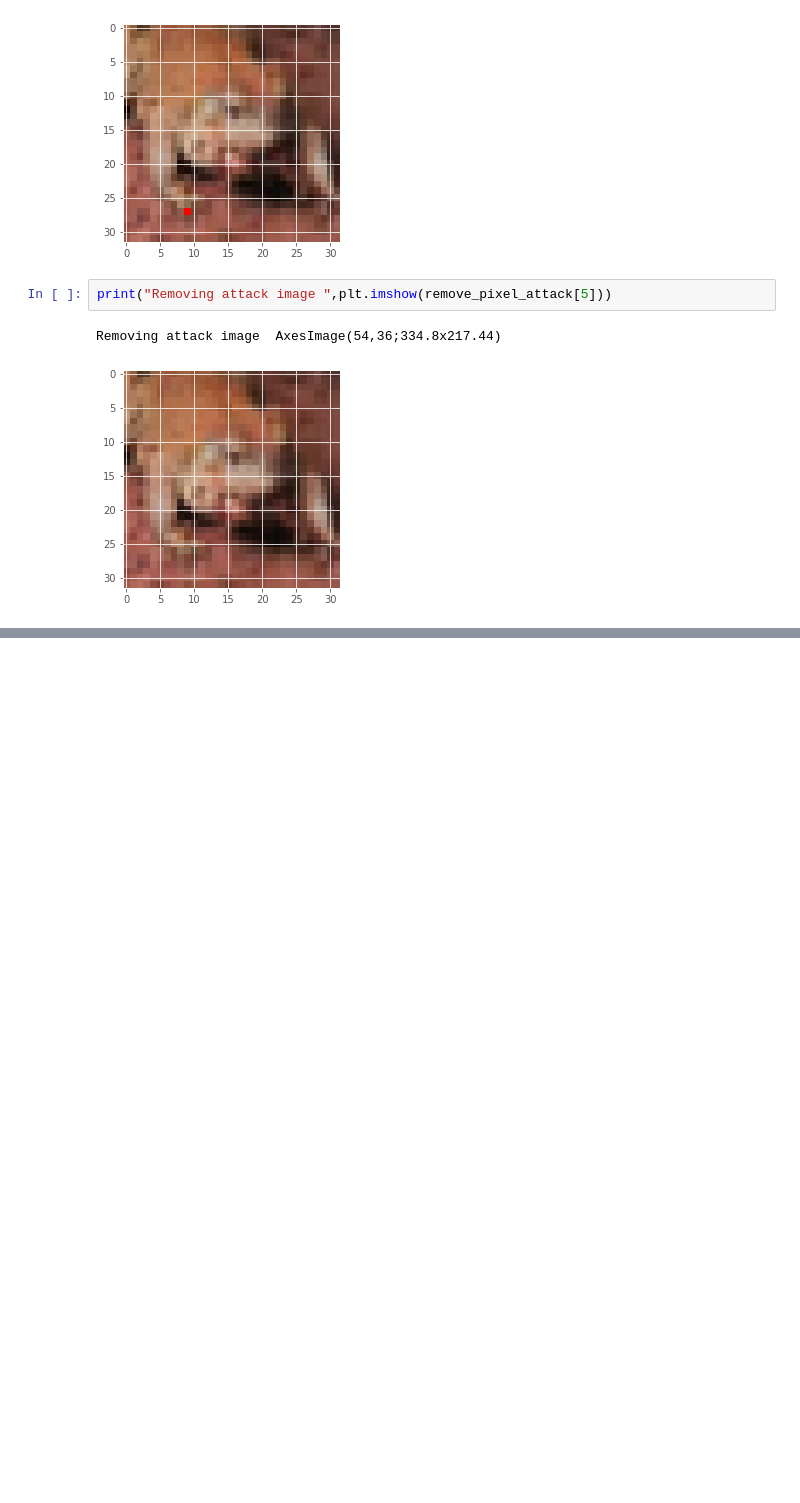
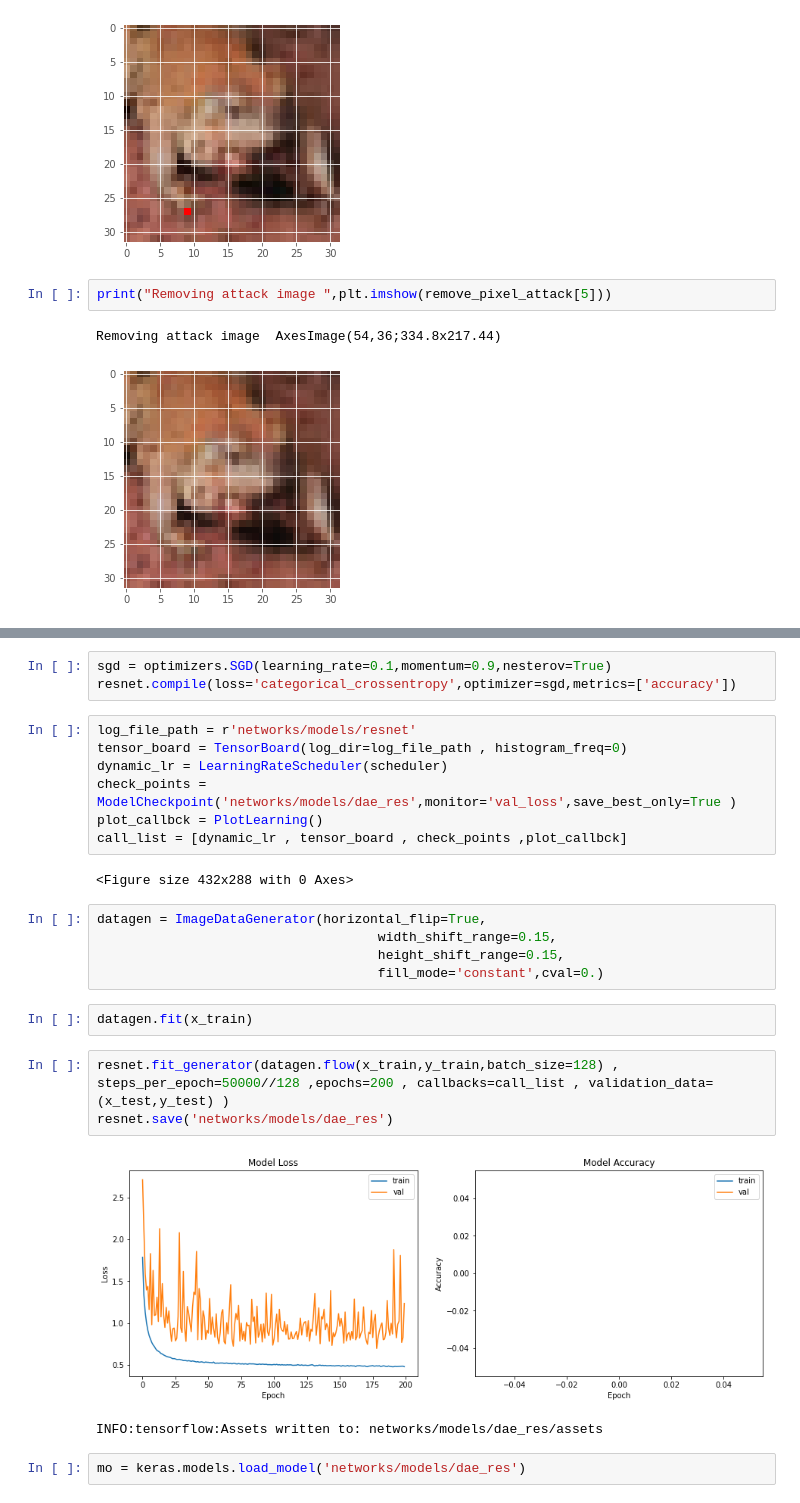
Before and after one commit to SyedDaniyalHassan/Autoencoder-for-security, a Jupyter notebook: Dae.ipynb, the cells around one changed output, grey strips where cells are left out. Cells and saved outputs as stored; diff of their text form; blank space fills up the shorter version.

```diff
--- a/Dae.ipynb
+++ b/Dae.ipynb
@@ -237,0 +354,27 @@ Removing attack image  AxesImage(54,36;334.8x217.44)
+# %%
+sgd = optimizers.SGD(learning_rate=0.1,momentum=0.9,nesterov=True)
+resnet.compile(loss='categorical_crossentropy',optimizer=sgd,metrics=['accuracy'])
+# %%
+log_file_path = r'networks/models/resnet'
+tensor_board = TensorBoard(log_dir=log_file_path , histogram_freq=0)
+dynamic_lr = LearningRateScheduler(scheduler)
+check_points = ModelCheckpoint('networks/models/dae_res',monitor='val_loss',save_best_only=True )
+plot_callbck = PlotLearning()
+call_list = [dynamic_lr , tensor_board , check_points ,plot_callbck]
+# %% [output]
+<Figure size 432x288 with 0 Axes>
+# %%
+datagen = ImageDataGenerator(horizontal_flip=True,
+                                    width_shift_range=0.15,
+                                    height_shift_range=0.15,
+                                    fill_mode='constant',cval=0.)
+# %%
+datagen.fit(x_train)
+# %%
+resnet.fit_generator(datagen.flow(x_train,y_train,batch_size=128) , steps_per_epoch=50000//128 ,epochs=200 , callbacks=call_list , validation_data=(x_test,y_test) )
+resnet.save('networks/models/dae_res')
+# %% [output]
+[figure, added]
+INFO:tensorflow:Assets written to: networks/models/dae_res/assets
+# %%
+mo = keras.models.load_model('networks/models/dae_res')
```
Also changed, not shown: parts of 11 cells of this notebook.
